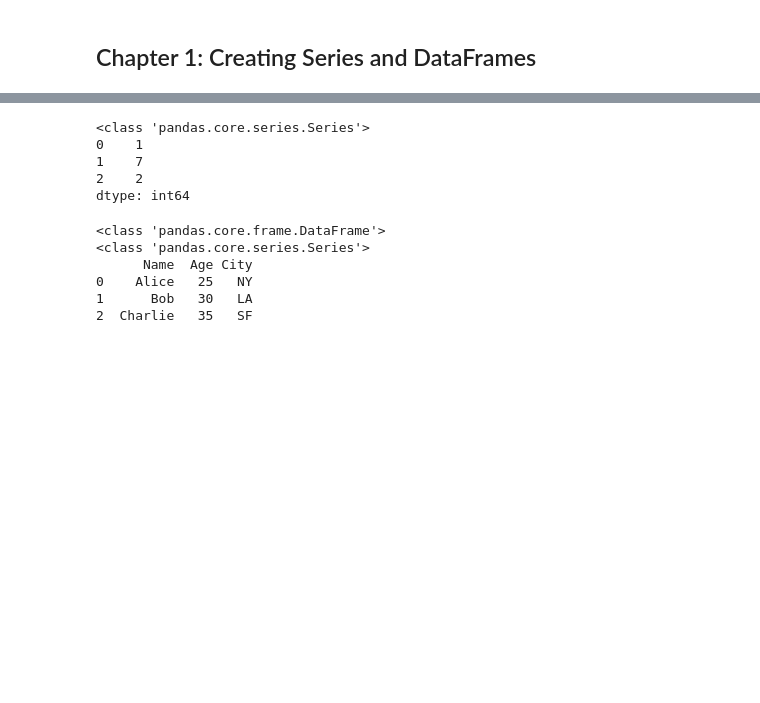
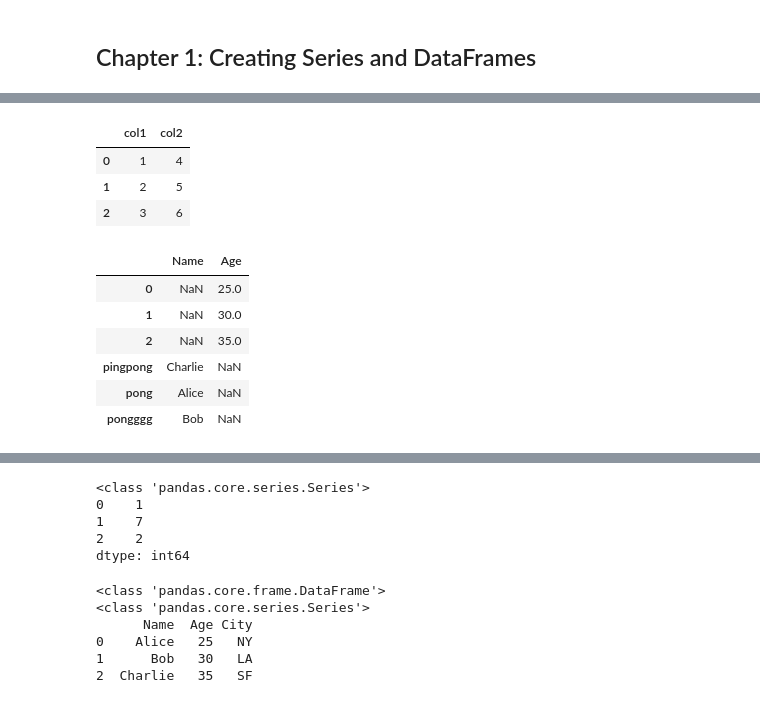
Before and after one commit to BeelzebubCode/Python-Tutorial, a Jupyter notebook: 66310837/Machine_Learning/IntroToPandas01.ipynb, the cells around one changed output, grey strips where cells are left out. Drawn from its saved outputs; the diff is of its cells as text; code cells hidden in the pictures; blank space fills up the shorter version.

```diff
--- a/66310837/Machine_Learning/IntroToPandas01.ipynb
+++ b/66310837/Machine_Learning/IntroToPandas01.ipynb
@@ -38,0 +81,14 @@ myDataFrames = pd.DataFrame(data)
+# %%
+name = ['a', 'b', 'c']
+name_series = pd.Series(data=name, index=['aa', 'bb', 'cc'])
+age_series = pd.Series(data=[25, 30, 35])
+print(age_series)
+print(name_series)
+
+name_dict = {
+    "001": "Hello",
+    "002": "World"
+}
+
+name_dict_series = pd.Series(data=name_dict)
+print(name_dict_series)
@@ -38,0 +107,31 @@ myDataFrames = pd.DataFrame(data)
+# %%
+name_dict = {
+    "col1": [1, 2, 3],
+    "col2": [4, 5, 6]
+}
+name_df = pd.DataFrame(data=name_dict)
+name_df
+# %% [output]
+|  | col1 | col2 |
+| 0 | 1 | 4 |
+| 1 | 2 | 5 |
+| 2 | 3 | 6 |
+# %%
+name_series = pd.Series(data=name, index=['pong', 'pongggg', 'pingpong'])
+age_series = pd.Series(data=[25, 30, 35])
+
+name_dict = {
+    "Name": name_series, # Values ; list, pd.Seires
+    "Age": age_series
+}
+
+name_dfs = pd.DataFrame(data=name_dict)
+name_dfs
+# %% [output]
+|  | Name | Age |
+| 0 | NaN | 25.0 |
+| 1 | NaN | 30.0 |
+| 2 | NaN | 35.0 |
+| pingpong | Charlie | NaN |
+| pong | Alice | NaN |
+| pongggg | Bob | NaN |
```
Also changed, not shown: parts of 8 cells of this notebook, 1 other file.
